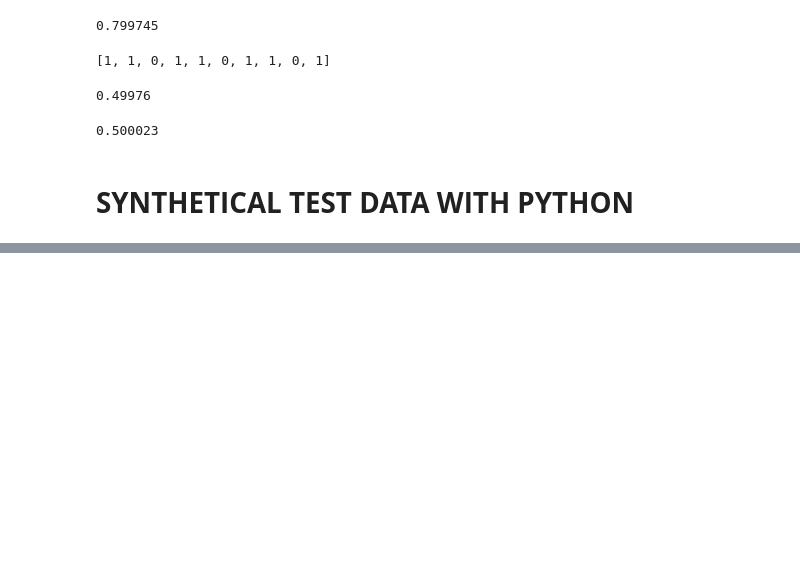
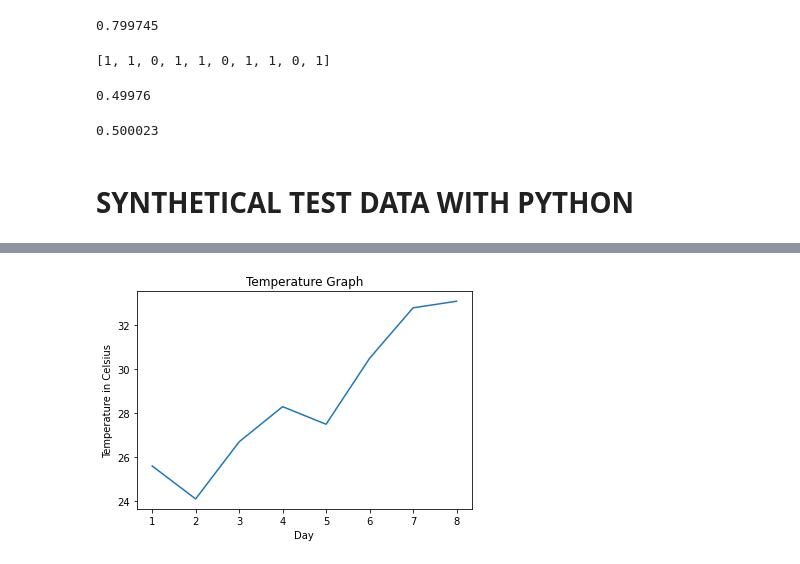
Before and after one commit to Kassaye52/kb_Python, a Jupyter notebook: bernd_klein_Python/bernd_klein_python_data_analysis/bernd_klein_python_data_analysis.ipynb, the cells around one changed output, grey strips where cells are left out. Drawn from its saved outputs; the diff is of its cells as text; code cells hidden in the pictures; blank space fills up the shorter version.

```diff
--- a/bernd_klein_Python/bernd_klein_python_data_analysis/bernd_klein_python_data_analysis.ipynb
+++ b/bernd_klein_Python/bernd_klein_python_data_analysis/bernd_klein_python_data_analysis.ipynb
@@ -2242,0 +2722,14 @@ ModuleNotFoundError: No module named 'bk_random'
+# %%
+import matplotlib.pyplot as plt
+days = range(1, 9)
+celsius_values = [25.6, 24.1, 26.7, 28.3, 27.5, 30.5, 32.8, 33.1]
+
+fig, ax = plt.subplots()
+ax.plot(days, celsius_values)
+ax.set(xlabel='Day',
+ylabel='Temperature in Celsius',
+title='Temperature Graph')
+
+plt.show()
+# %% [output]
+[figure, added]
```
Also changed, not shown: parts of 100 cells of this notebook, 7 other files.
